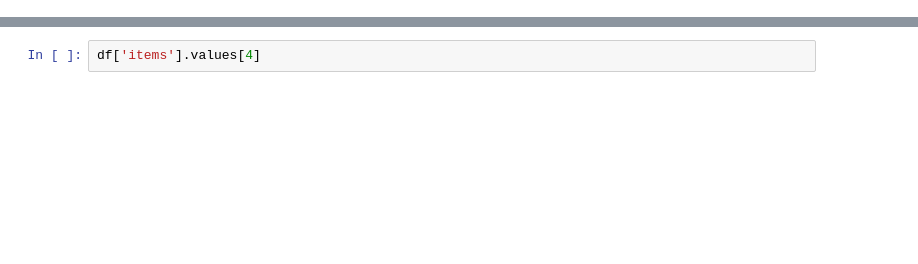
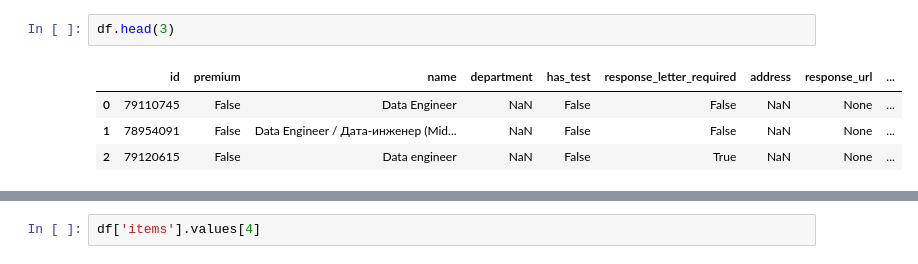
Before and after one commit to maima1810/hh_project, a Jupyter notebook: hh_project/hh_project.ipynb, the cells around one changed output, grey strips where cells are left out. Drawn from its saved outputs; the diff is of its cells as text; blank space fills up the shorter version.

```diff
--- a/hh_project/hh_project.ipynb
+++ b/hh_project/hh_project.ipynb
@@ -242,0 +125,7 @@ df.head(10)
+# %%
+df.head(3)
+# %% [output]
+|  | id | premium | name | department | has_test | response_letter_required | address | response_url | ... |
+| 0 | 79110745 | False | Data Engineer | NaN | False | False | NaN | None | ... |
+| 1 | 78954091 | False | Data Engineer / Дата-инженер (Mid... | NaN | False | False | NaN | None | ... |
+| 2 | 79120615 | False | Data engineer | NaN | False | True | NaN | None | ... |
```
Also changed, not shown: parts of 35 cells of this notebook, 3 other files.
